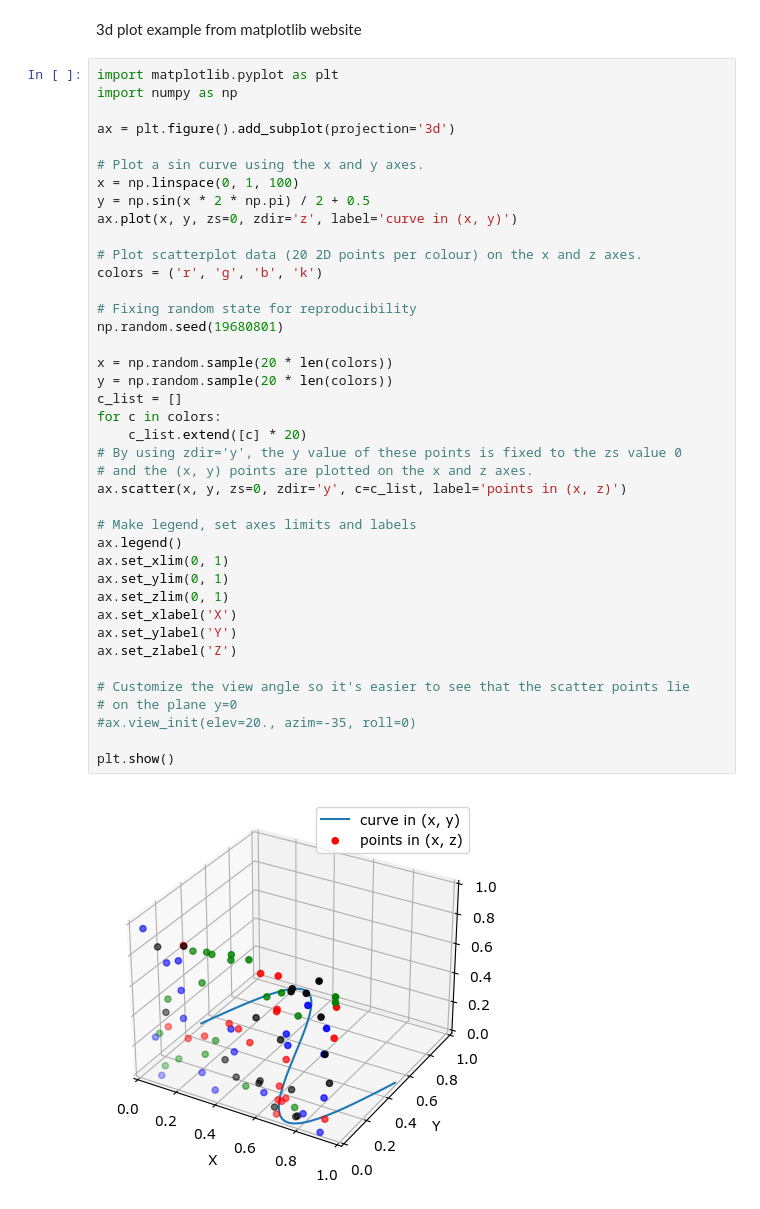
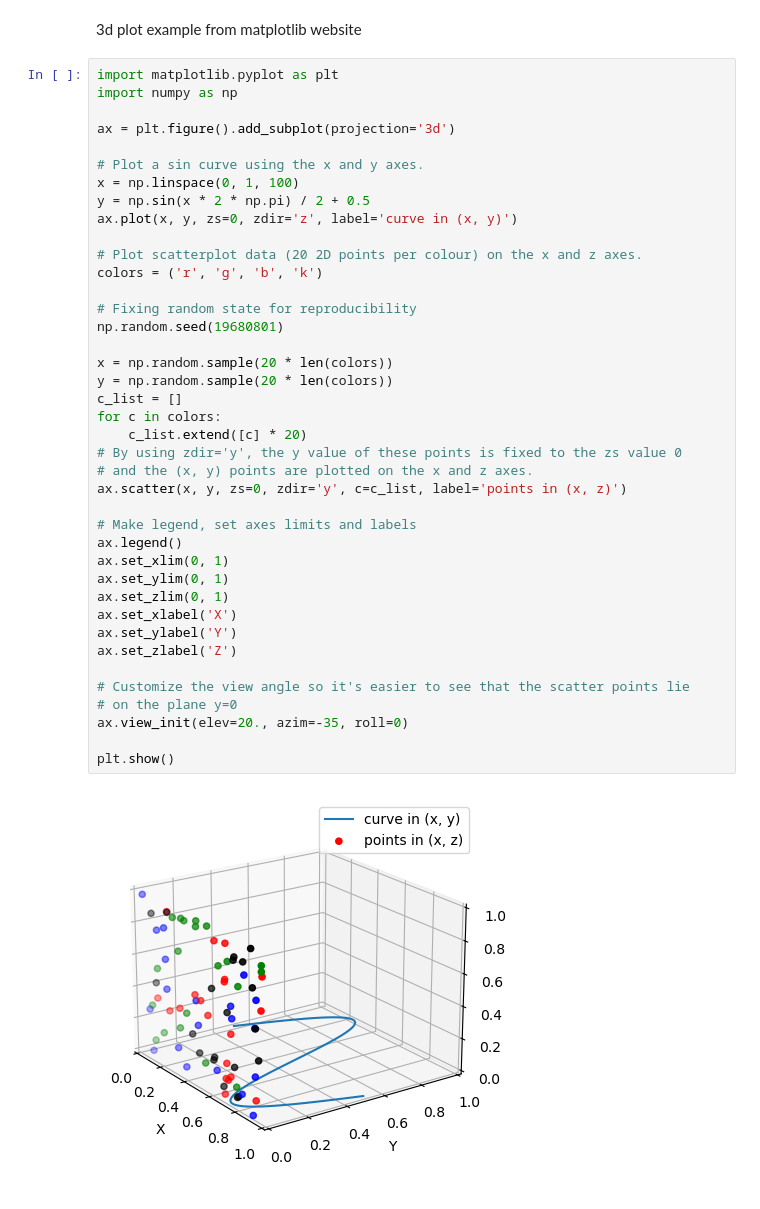
Before and after one commit to e-d-p-9/Physical-Modeling-with-Python, a Jupyter notebook: Ch6/ch6-notes.ipynb, the cells around one changed output. Saved outputs shown, nothing was run; the diff lists cells and outputs as text.

```diff
--- a/Ch6/ch6-notes.ipynb
+++ b/Ch6/ch6-notes.ipynb
@@ -733,32 +725,32 @@ ax.plot(x, y, zs=0, zdir='z', label='curve in (x, y)')
 
 # Plot scatterplot data (20 2D points per colour) on the x and z axes.
 colors = ('r', 'g', 'b', 'k')
 
 # Fixing random state for reproducibility
 np.random.seed(19680801)
 
 x = np.random.sample(20 * len(colors))
 y = np.random.sample(20 * len(colors))
 c_list = []
 for c in colors:
     c_list.extend([c] * 20)
 # By using zdir='y', the y value of these points is fixed to the zs value 0
 # and the (x, y) points are plotted on the x and z axes.
 ax.scatter(x, y, zs=0, zdir='y', c=c_list, label='points in (x, z)')
 
 # Make legend, set axes limits and labels
 ax.legend()
 ax.set_xlim(0, 1)
 ax.set_ylim(0, 1)
 ax.set_zlim(0, 1)
 ax.set_xlabel('X')
 ax.set_ylabel('Y')
 ax.set_zlabel('Z')
 
 # Customize the view angle so it's easier to see that the scatter points lie
 # on the plane y=0
-#ax.view_init(elev=20., azim=-35, roll=0)
+ax.view_init(elev=20., azim=-35, roll=0)
 
 plt.show()
 # %% [output]
-[figure, old version]
+[figure, new version]
```
Also changed, not shown: parts of 20 cells of this notebook.
